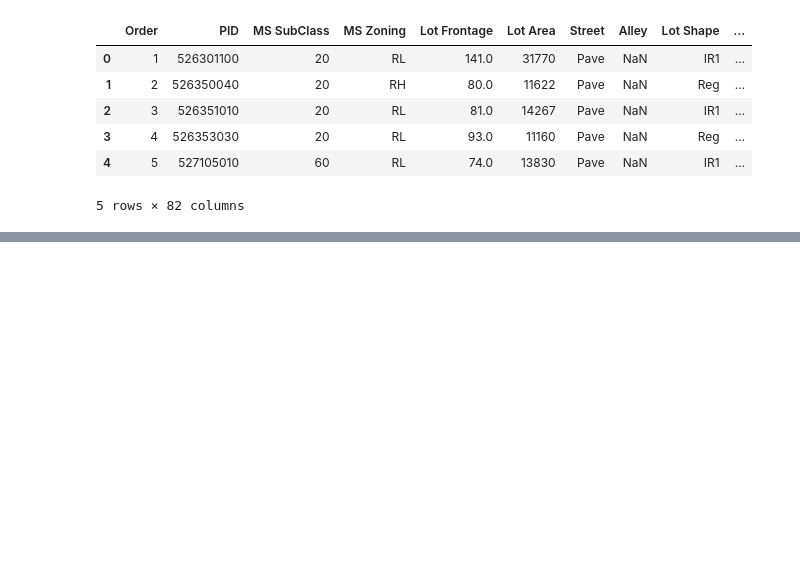
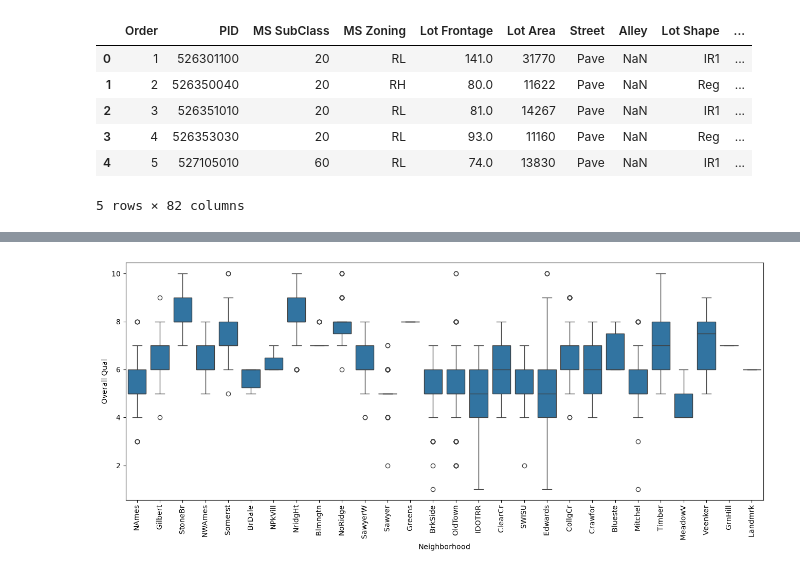
Before and after one commit to viragdiana/ML, a Jupyter notebook: lab-1-dia.ipynb, the cells around one changed output, grey strips where cells are left out. Cells and saved outputs as stored; diff of their text form; code cells hidden in the pictures; blank space fills up the shorter version.

```diff
--- a/lab-1-dia.ipynb
+++ b/lab-1-dia.ipynb
@@ -13,0 +87,8 @@ display(data.head())
+# %%
+plt.figure(figsize = (16,6))
+sns.boxplot(x = 'Neighborhood', y = 'Overall Qual', data = data)
+plt.xticks(rotation = 90)
+plt.show()
+# overall Cond is 5 on avg so the bars don't look that different, but Overall Qual is more variable
+# %% [output]
+[figure, added]
```
Also changed, not shown: parts of 3 cells of this notebook.
